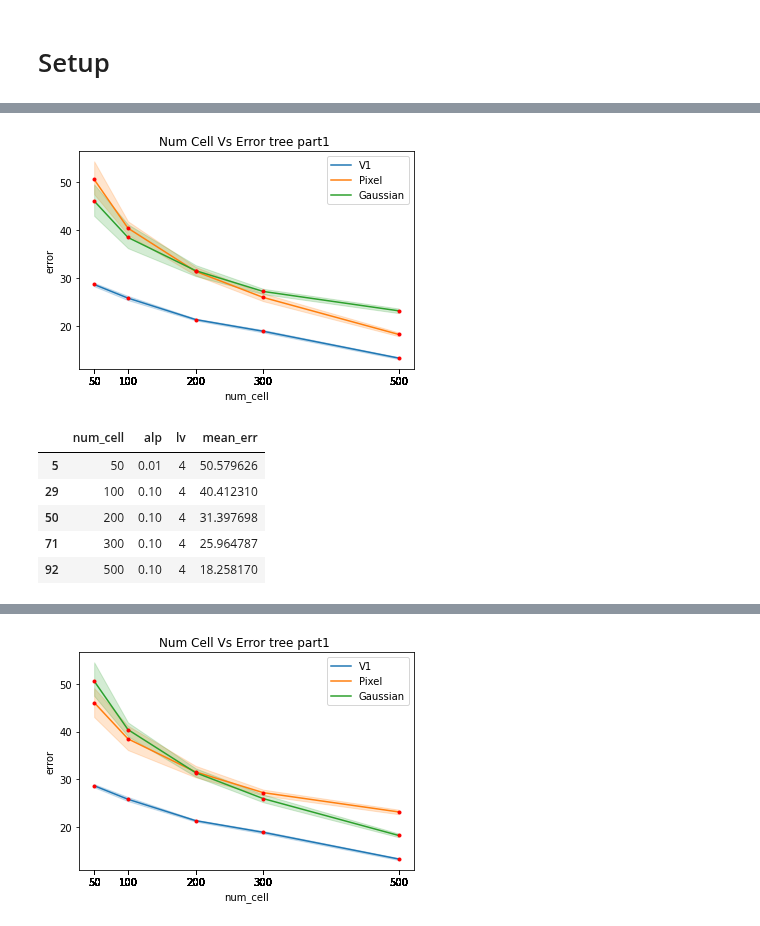
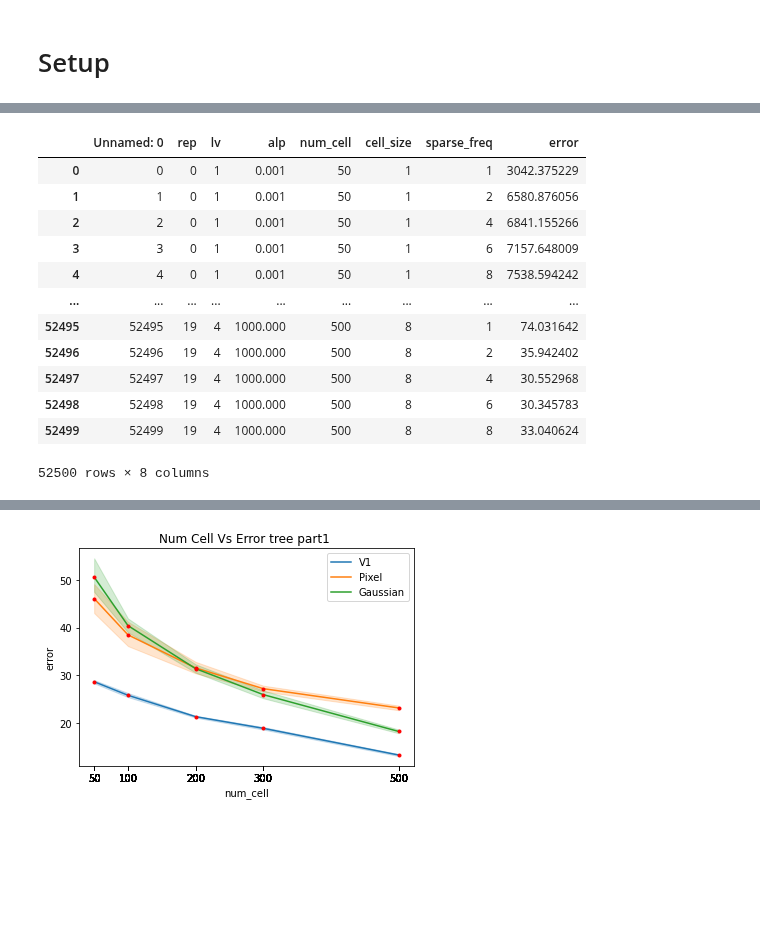
Before and after one commit to qkstngus000/Visual-Compressive-Sensing, a Jupyter notebook: experiment/method_figures/dct_numcell_vs_error_graph.ipynb, the cells around one changed output, grey strips where cells are left out. Drawn from its saved outputs; the diff is of its cells as text; code cells hidden in the pictures; blank space fills up the shorter version.

```diff
--- a/experiment/method_figures/dct_numcell_vs_error_graph.ipynb
+++ b/experiment/method_figures/dct_numcell_vs_error_graph.ipynb
@@ -55,13 +42,17 @@ plt.show()
-# %%
-num_cell_error_figure(img, method, pixel_file, gau_file, V1_file)
-# %% [output]
-[figure, removed]
-# %%
-data['gaussian'][1]
-# %% [output]
-|  | num_cell | alp | lv | mean_err |
-| 5 | 50 | 0.01 | 4 | 50.579626 |
-| 29 | 100 | 0.10 | 4 | 40.412310 |
-| 50 | 200 | 0.10 | 4 | 31.397698 |
-| 71 | 300 | 0.10 | 4 | 25.964787 |
-| 92 | 500 | 0.10 | 4 | 18.258170 |
+# %%
+V1_df = pd.read_csv(load_V1)
+V1_df
+# %% [output]
+|  | Unnamed: 0 | rep | lv | alp | num_cell | cell_size | sparse_freq | error |
+| 0 | 0 | 0 | 1 | 0.001 | 50 | 1 | 1 | 3042.375229 |
+| 1 | 1 | 0 | 1 | 0.001 | 50 | 1 | 2 | 6580.876056 |
+| 2 | 2 | 0 | 1 | 0.001 | 50 | 1 | 4 | 6841.155266 |
+| 3 | 3 | 0 | 1 | 0.001 | 50 | 1 | 6 | 7157.648009 |
+| 4 | 4 | 0 | 1 | 0.001 | 50 | 1 | 8 | 7538.594242 |
+| ... | ... | ... | ... | ... | ... | ... | ... | ... |
+| 52495 | 52495 | 19 | 4 | 1000.000 | 500 | 8 | 1 | 74.031642 |
+| 52496 | 52496 | 19 | 4 | 1000.000 | 500 | 8 | 2 | 35.942402 |
+| 52497 | 52497 | 19 | 4 | 1000.000 | 500 | 8 | 4 | 30.552968 |
+| 52498 | 52498 | 19 | 4 | 1000.000 | 500 | 8 | 6 | 30.345783 |
+| 52499 | 52499 | 19 | 4 | 1000.000 | 500 | 8 | 8 | 33.040624 |
+52500 rows × 8 columns
```
Also changed, not shown: parts of 13 cells of this notebook, 3 other files.
